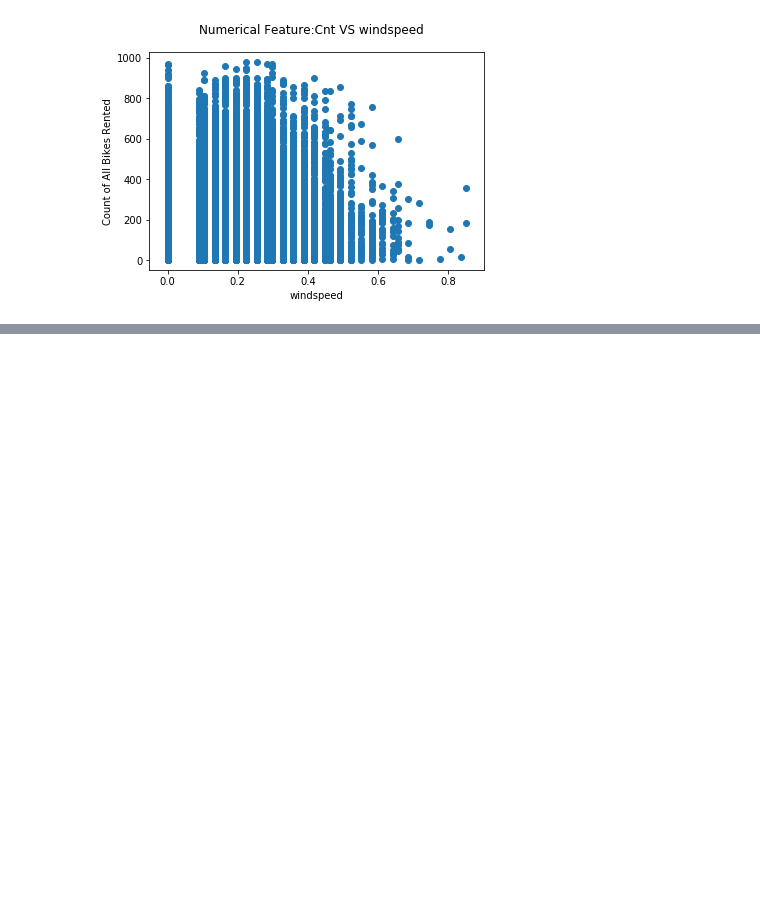
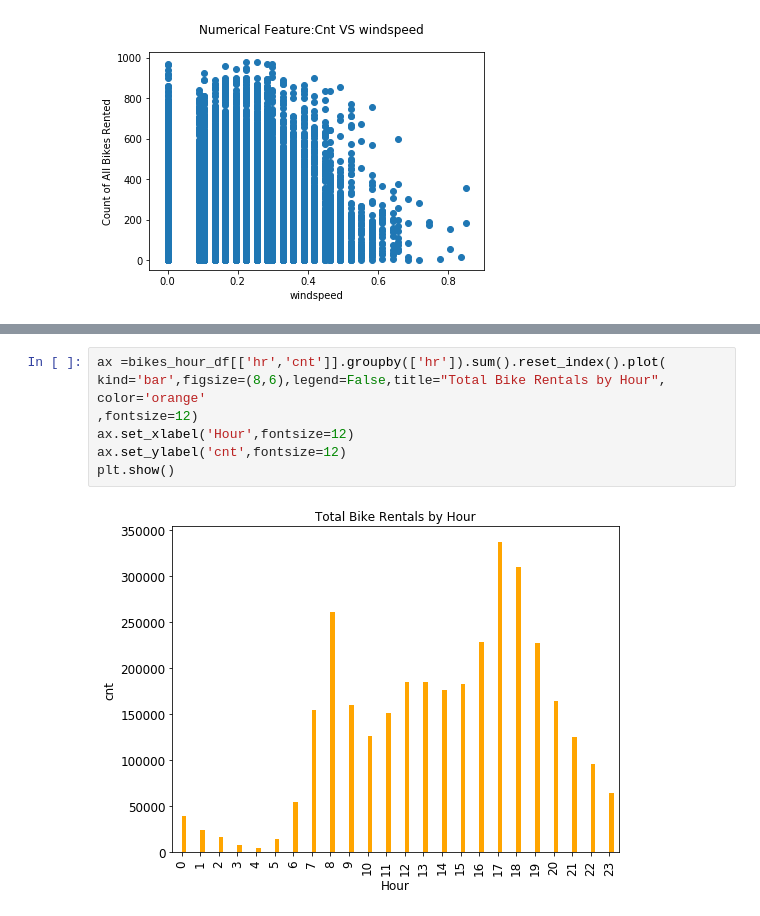
Before and after one commit to lookertan/ml_git, a Jupyter notebook: change_source.ipynb, the cells around one changed output, grey strips where cells are left out. Cells and saved outputs as stored; diff of their text form; blank space fills up the shorter version.

```diff
--- a/change_source.ipynb
+++ b/change_source.ipynb
@@ -64,0 +89,9 @@ plt.subplots(nrows=1,ncols=2,figsize=(13,6))
+# %%
+ax =bikes_hour_df[['hr','cnt']].groupby(['hr']).sum().reset_index().plot(
+kind='bar',figsize=(8,6),legend=False,title="Total Bike Rentals by Hour", color='orange'
+,fontsize=12)
+ax.set_xlabel('Hour',fontsize=12)
+ax.set_ylabel('cnt',fontsize=12)
+plt.show()
+# %% [output]
+[figure, added]
```
Also changed, not shown: parts of 20 cells of this notebook, 2 other files.
